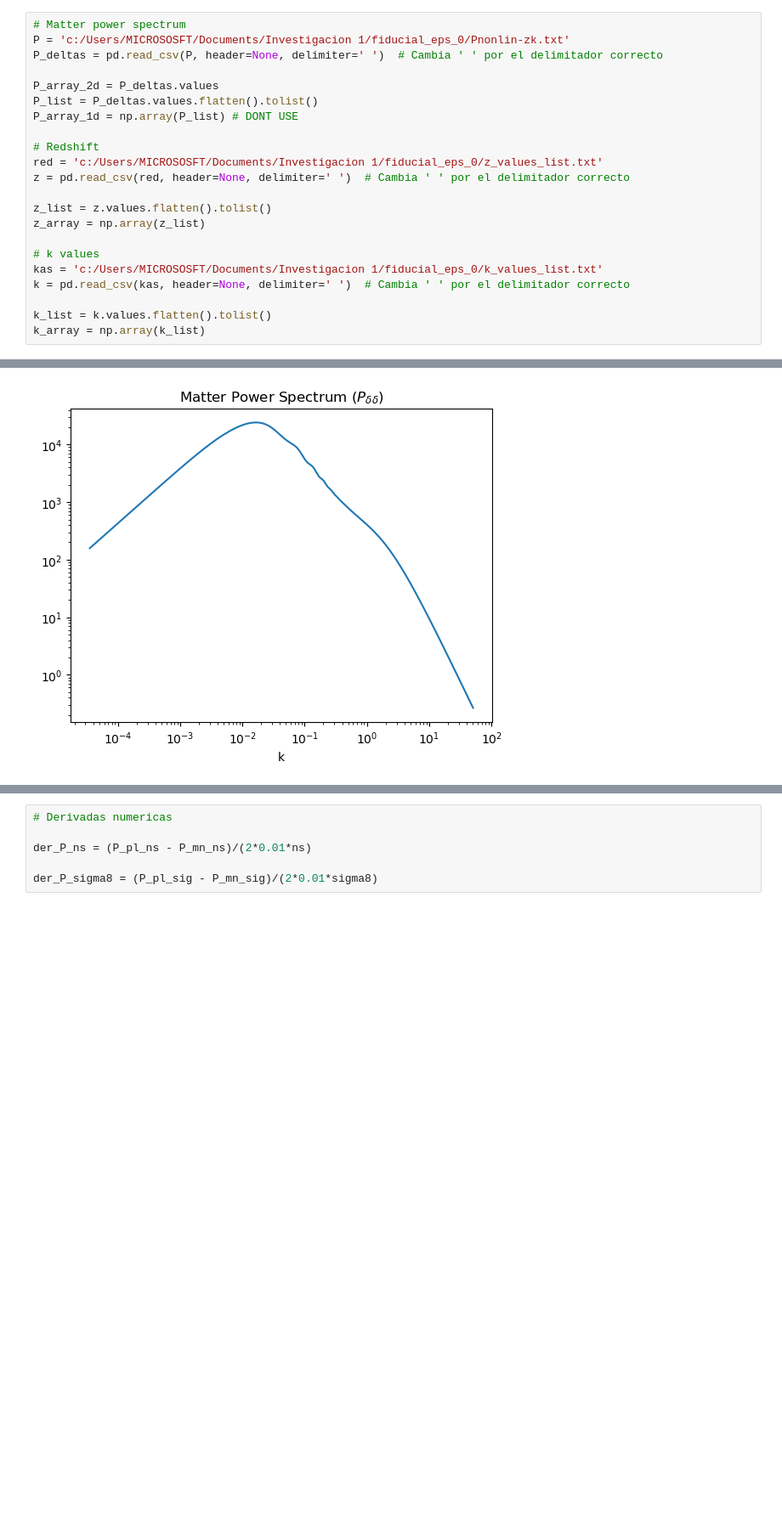
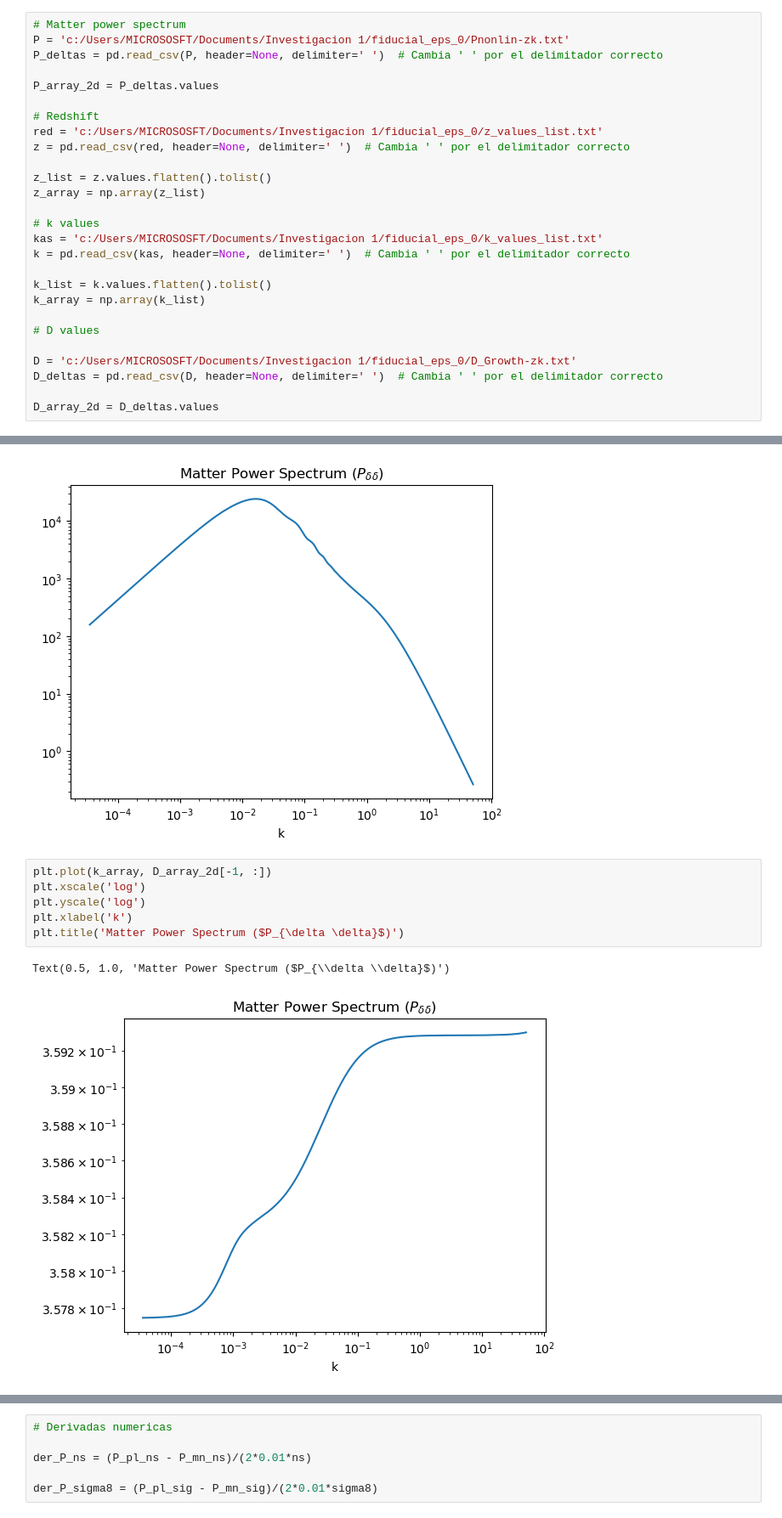
Before and after one commit to XimePS/Fisher_Matrix_WL, a Jupyter notebook: function_probes.ipynb, the cells around one changed output, grey strips where cells are left out. Shown: that part at 85% size. Drawn from its saved outputs; the diff is of its cells as text; blank space fills up the shorter version.

```diff
--- a/function_probes.ipynb
+++ b/function_probes.ipynb
@@ -62,8 +62,6 @@ P = 'c:/Users/MICROSOSFT/Documents/Investigacion 1/fiducial_eps_0/Pnonlin-zk.txt
 P_deltas = pd.read_csv(P, header=None, delimiter=' ')  # Cambia ' ' por el delimitador correcto
 
 P_array_2d = P_deltas.values
-P_list = P_deltas.values.flatten().tolist()
-P_array_1d = np.array(P_list) # DONT USE
 
 # Redshift
 red = 'c:/Users/MICROSOSFT/Documents/Investigacion 1/fiducial_eps_0/z_values_list.txt'
@@ -78,3 +76,10 @@ k = pd.read_csv(kas, header=None, delimiter=' ')  # Cambia ' ' por el delimitado
 
 k_list = k.values.flatten().tolist()
 k_array = np.array(k_list)
+
+# D values
+
+D = 'c:/Users/MICROSOSFT/Documents/Investigacion 1/fiducial_eps_0/D_Growth-zk.txt'
+D_deltas = pd.read_csv(D, header=None, delimiter=' ')  # Cambia ' ' por el delimitador correcto
+
+D_array_2d = D_deltas.values
@@ -87,3 +108,12 @@ plt.title('Matter Power Spectrum ($P_{\delta \delta}$)')
 # %% [output]
 Text(0.5, 1.0, 'Matter Power Spectrum ($P_{\\delta \\delta}$)')
 [figure]
+# %%
+plt.plot(k_array, D_array_2d[-1, :])
+plt.xscale('log')
+plt.yscale('log')
+plt.xlabel('k')
+plt.title('Matter Power Spectrum ($P_{\delta \delta}$)')
+# %% [output]
+Text(0.5, 1.0, 'Matter Power Spectrum ($P_{\\delta \\delta}$)')
+[figure, added]
```
Also changed, not shown: parts of 5 cells of this notebook, 5 other files.
